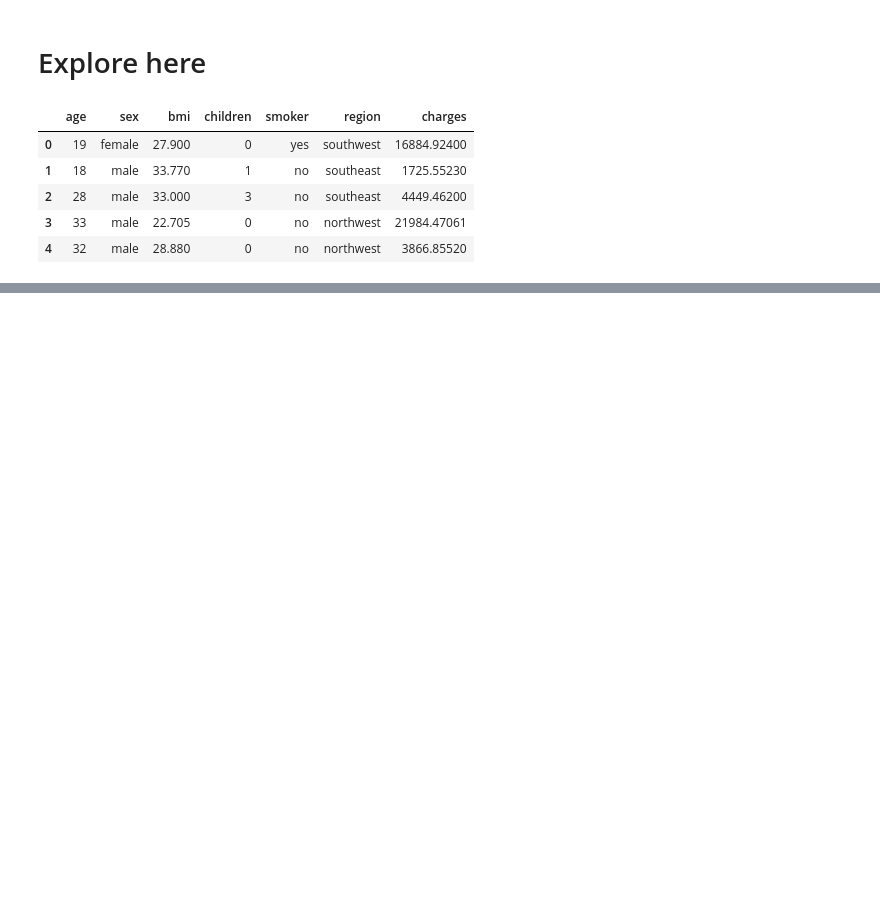
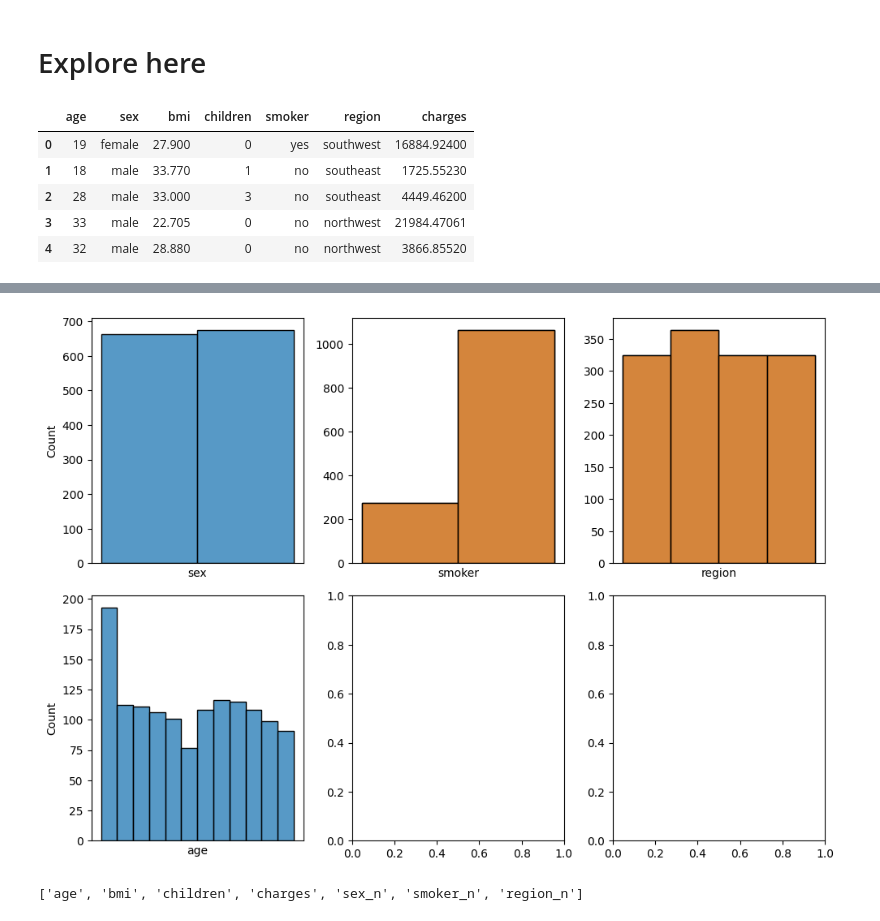
Before and after one commit to ASGAMO-DS/Regresi-n-lineal-seguros-m-dicos, a Jupyter notebook: src/explore.ipynb, the cells around one changed output, grey strips where cells are left out. Drawn from its saved outputs; the diff is of its cells as text; code cells hidden in the pictures; blank space fills up the shorter version.

```diff
--- a/src/explore.ipynb
+++ b/src/explore.ipynb
@@ -91,3 +89,15 @@ from utils import columnas_categoricas
 columnas_categoricas
 col_num_cat = ['age','smoker','region']
 col_cat = columnas_categoricas(df,col_num_cat)
+# %%
+from utils import analisis_categorico_categorico
+
+analisis_categorico_categorico(df,col_num_cat)
+# %% [output]
+[figure, added]
+# %%
+from utils import columnas_numericas
+
+columnas_numericas(df)
+# %% [output]
+['age', 'bmi', 'children', 'charges', 'sex_n', 'smoker_n', 'region_n']
```
Also changed, not shown: parts of 24 cells of this notebook, 3 other files.
